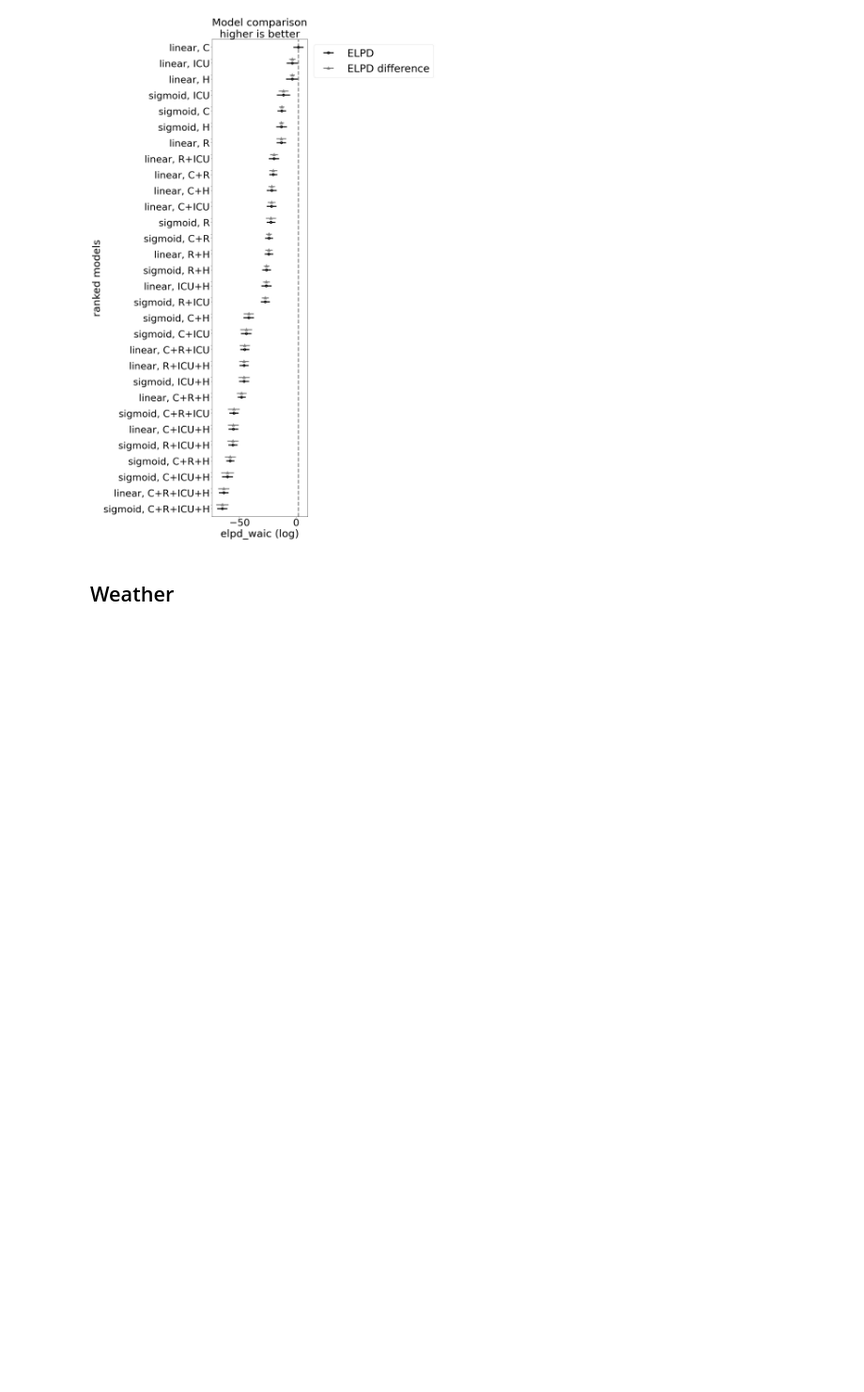
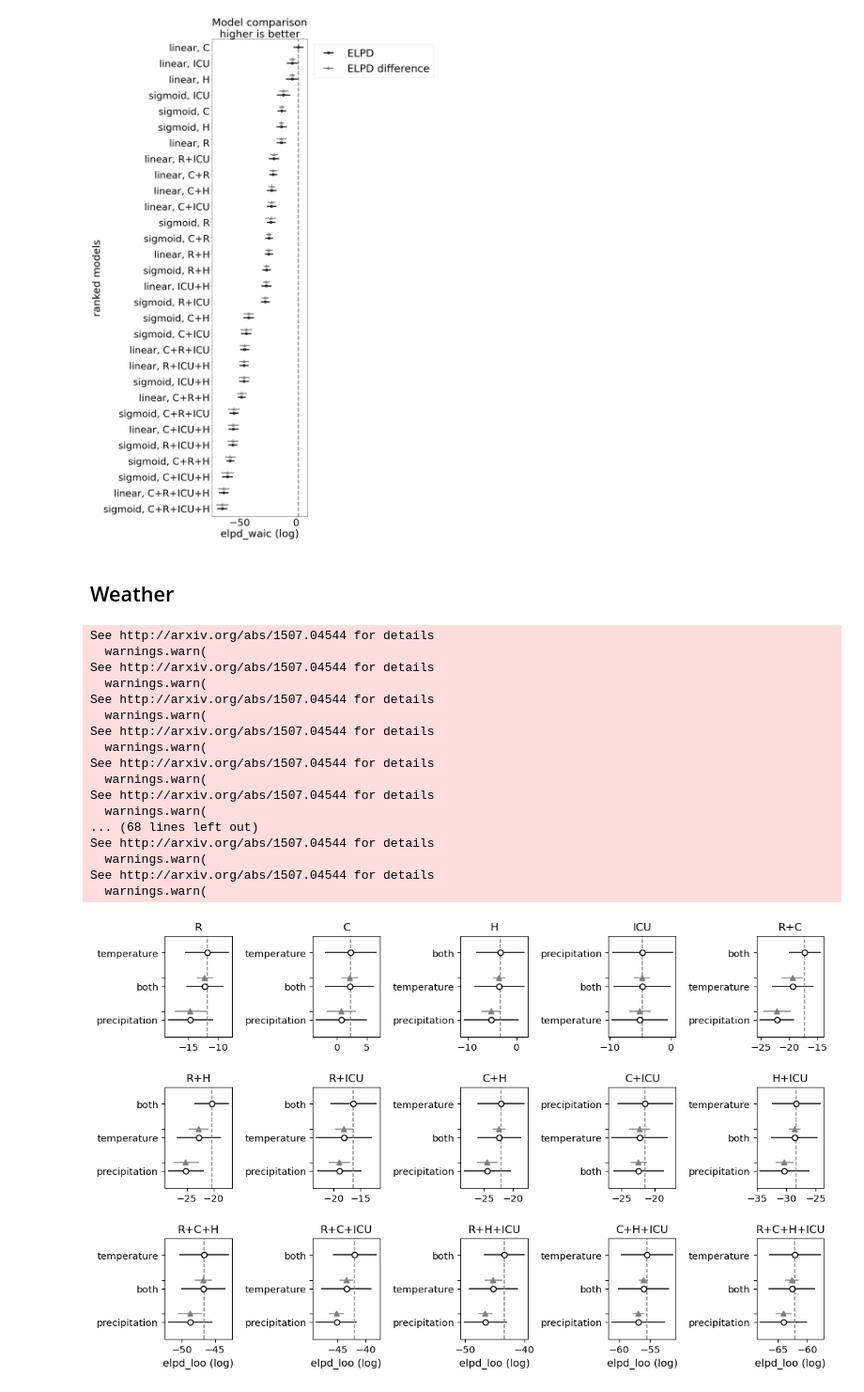
Before and after one commit to Priesemann-Group/mobility_inference, a Jupyter notebook: plot_results.ipynb, the cells around one changed output. Shown at 94% size. Cells and saved outputs as stored; diff of their text form; code cells hidden in the pictures; blank space fills up the shorter version.

Commit message:
model selection plot for weather

```diff
--- a/plot_results.ipynb
+++ b/plot_results.ipynb
@@ -13,7 +13,9 @@ import plot
 import model
 import data_prep
 # %%
-all_indicator_combinations = utils.indicator_combinations()
+all_indicator_combinations = utils.indicator_combinations(
+    #["C", "R", "ICU", "H"]
+    )
 # %% [markdown]
 # Input
 # %%
@@ -434,8 +436,10 @@ See http://arxiv.org/abs/1507.04544 for details
 # %% [markdown]
 ## Weather
 # %%
-names = ["test_linear", "precipitation", "temperature", "weather"]
-labels = ["no weather", "precipitation", "temperature", "both"]
+names = [#"test_linear",
+         "precipitation", "temperature", "weather"]
+labels = [#"no weather",
+          "precipitation", "temperature", "both"]
 # create empty dictionary with all indicator combinations as keys
 trace_dict = {}
 key_dict = {}
@@ -451,7 +455,7 @@ for i in range(len(names)):
         for indicator in indicators:
             indicator_tag += indicator + "_"
             key += indicator + "+"
-        #indicator_tag = indicator_tag[:-1]
+        indicator_tag = indicator_tag[:-1]
         key = label + ", " + key[:-1]
         key_dict[label].append(key)
 
@@ -459,27 +463,46 @@ for i in range(len(names)):
 # %%
 # compare plot with subplot for each indicator comibination, comparing the linear and sigmoid models
 nrows = 3
 ncols = 5
 for ic in ['loo', 'waic']:
-    fig, axs = plt.subplots(nrows, ncols, figsize=(10, 8))
+    fig, axs = plt.subplots(nrows, ncols, figsize=(13, 8))
     axs = axs.flatten()
     for i in range(len(all_indicator_combinations)):
         keys = [key_dict[name][i] for name in key_dict.keys()]
         # split key-string at ', '
         keys_separate = [key.split(', ') for key in keys]
         axs[i].set_title(keys_separate[0][1], fontsize=12)
         traces = {}
         for j in range(len(keys)):
             strings = keys_separate[j]
             key = keys[j]
             traces[strings[0]] = trace_dict[key]
         comparison = az.compare(traces, ic=ic)
         az.plot_compare(comparison, ax=axs[i], legend=False, title=False)
         axs[i].set_ylabel('')
         if 15 - i > ncols:
             axs[i].set_xlabel('')
     # add horizontal padding between subplots
-    fig.subplots_adjust(wspace=0.8, hspace=0.8)
+    fig.subplots_adjust(wspace=1.2, hspace=0.5)
     # save figure
     fig.savefig(f'figures/{ic}_weather.png', bbox_inches='tight')
     fig.savefig(f'figures/{ic}_weather.pdf', bbox_inches='tight')
+# %% [output]
+See http://arxiv.org/abs/1507.04544 for details
+  warnings.warn(
+See http://arxiv.org/abs/1507.04544 for details
+  warnings.warn(
+See http://arxiv.org/abs/1507.04544 for details
+  warnings.warn(
+See http://arxiv.org/abs/1507.04544 for details
+  warnings.warn(
+See http://arxiv.org/abs/1507.04544 for details
+  warnings.warn(
+See http://arxiv.org/abs/1507.04544 for details
+  warnings.warn(
+... (68 lines left out)
+See http://arxiv.org/abs/1507.04544 for details
+  warnings.warn(
+See http://arxiv.org/abs/1507.04544 for details
+  warnings.warn(
+[figure, added]
```
Also changed, not shown: parts of 1 cell of this notebook, 7 other files.
